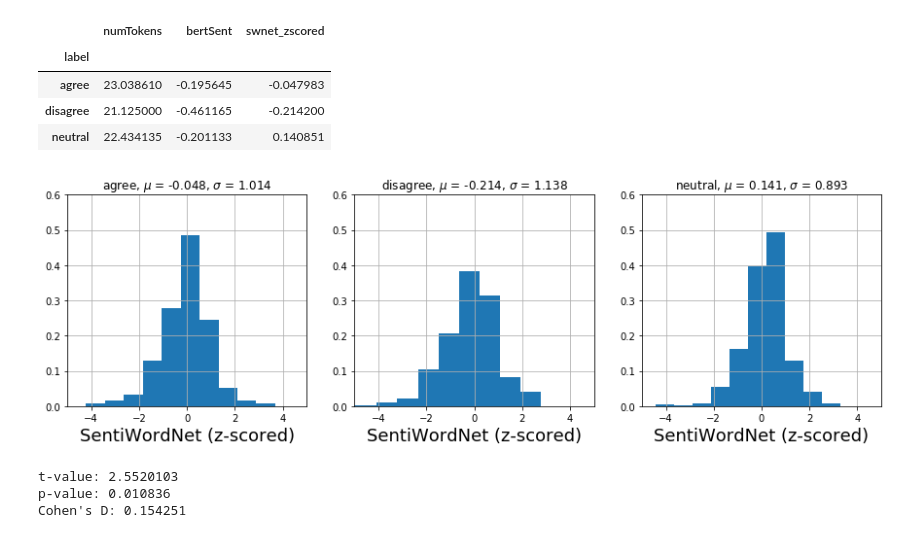
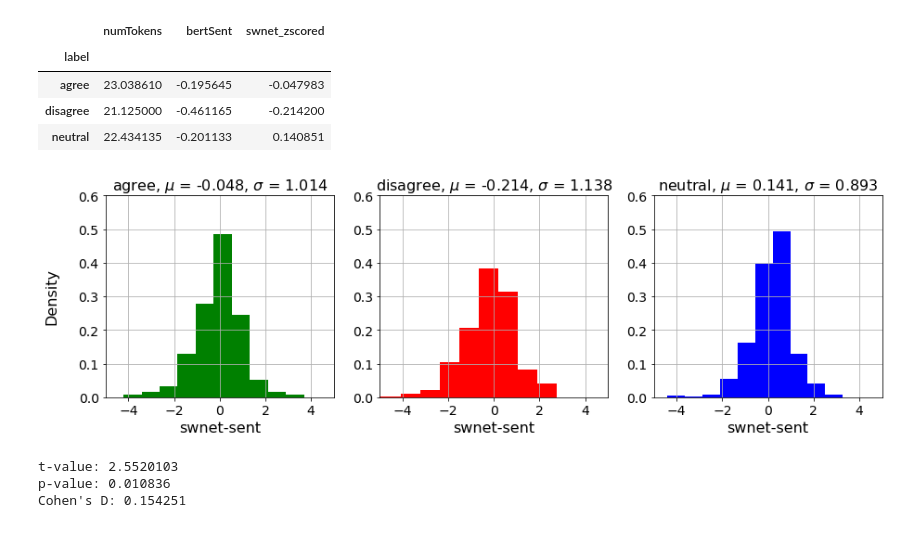
Before and after one commit to zhum01/Climate-Change-Text-NLP, a Jupyter notebook: W266_finalProject_EDA_climatChangeText.ipynb, the cells around one changed output. Drawn from its saved outputs; the diff is of its cells as text; code cells hidden in the pictures.

```diff
--- a/W266_finalProject_EDA_climatChangeText.ipynb
+++ b/W266_finalProject_EDA_climatChangeText.ipynb
@@ -89,8 +89,7 @@ for classStr in allClassStrs:
                             )
     axesH[listInd].set_ylim([0,0.042])
     axesH[listInd].grid(True)
-    axesH[listInd].set_xticklabels([None, 0, 20, 40, 60, 80], fontsize=12)
-    axesH[listInd].set_yticklabels([0, 0.01, 0.02, 0.03, 0.04], fontsize=12)
+    axesH[listInd].tick_params(axis='both',labelsize=12)
 
     if classStr == 'all training':
         axesH[listInd].set_xlabel('Number of Tokens', fontsize=14)
@@ -255,13 +254,24 @@ featuresDf.groupby('label').mean()
 # check distributions of scaled sentiment scores
 
 classStrs = ['agree', 'disagree', 'neutral']
+plotColors = ['green', 'red', 'blue']
 
 figH, axesH = plt.subplots(1, 3, figsize=(15,4))
 
 for classStr in classStrs:
-    axesH[classStrs.index(classStr)].hist(featuresDf.where(featuresDf.label==classStr).dropna()['bertSent'], density=True)
+    listInd = allClassStrs.index(classStr)
+    axesH[classStrs.index(classStr)].hist(featuresDf.where(featuresDf.label==classStr).dropna()['bertSent']
+                                          , density=True
+                                          , color = plotColors[listInd-1]
+                                         )
     axesH[classStrs.index(classStr)].grid(True)
-    axesH[classStrs.index(classStr)].set_title(classStr + ', $\mu$ = ' + str(np.round(np.mean(featuresDf.where(featuresDf.label==classStr).dropna()['bertSent']), 3)))
+    axesH[classStrs.index(classStr)].set_title(classStr + ', $\mu$ = ' + str(np.round(np.mean(featuresDf.where(featuresDf.label==classStr).dropna()['bertSent']), 3))
+                                               , fontsize=16
+                                              )
     axesH[classStrs.index(classStr)].set_ylim([0, 3.5])
-    axesH[classStrs.index(classStr)].set_xlabel('Scaled Sentiment Score (from BERT)', fontsize=14)
+    axesH[classStrs.index(classStr)].set_xlabel('bert-sent', fontsize=16)
+    axesH[classStrs.index(classStr)].tick_params(axis='both',labelsize=14)
+
+    if classStr == 'agree':
+        axesH[classStrs.index(classStr)].set_ylabel('Density\n', fontsize=16)
 # %% [output]
@@ -337,22 +347,32 @@ featuresDf.groupby('label').mean()
 # %%
 # check distributions of scaled sentiment scores
 
 classStrs = ['agree', 'disagree', 'neutral']
+plotColors = ['green', 'red', 'blue']
 
 figH, axesH = plt.subplots(1, 3, figsize=(15,4))
 
 for classStr in classStrs:
-    axesH[classStrs.index(classStr)].hist(featuresDf.where(featuresDf.label==classStr).dropna()['swnet_zscored'], density=True)
+    listInd = allClassStrs.index(classStr)
+    axesH[classStrs.index(classStr)].hist(featuresDf.where(featuresDf.label==classStr).dropna()['swnet_zscored']
+                                          , density=True
+                                          , color = plotColors[listInd-1]
+                                         )
     axesH[classStrs.index(classStr)].grid(True)
     axesH[classStrs.index(classStr)].set_title(classStr
                                                + ', $\mu$ = ' + str(np.round(np.mean(featuresDf.where(featuresDf.label==classStr).dropna()['swnet_zscored']), 3))
                                                + ', $\sigma$ = ' + str(np.round(np.std(featuresDf.where(featuresDf.label==classStr).dropna()['swnet_zscored']), 3))
+                                              , fontsize=16
                                               )
     axesH[classStrs.index(classStr)].set_ylim([0, 0.6])
     axesH[classStrs.index(classStr)].set_xlim([-5, 5])
-    axesH[classStrs.index(classStr)].set_xlabel('SentiWordNet (z-scored)', fontsize=18)
+    axesH[classStrs.index(classStr)].set_xlabel('swnet-sent', fontsize=16)
+    axesH[classStrs.index(classStr)].tick_params(axis='both',labelsize=14)
+
+    if classStr == 'agree':
+        axesH[classStrs.index(classStr)].set_ylabel('Density\n', fontsize=16)
 # %% [output]
-[figure, old version]
+[figure, new version]
 # %%
 # unsampled t-test and effect sizes between sentiment scores of classes
 sample1 = featuresDf.where(featuresDf.label=='agree').dropna()['swnet_zscored']
```
Also changed, not shown: parts of 2 cells of this notebook, 2 other files.
